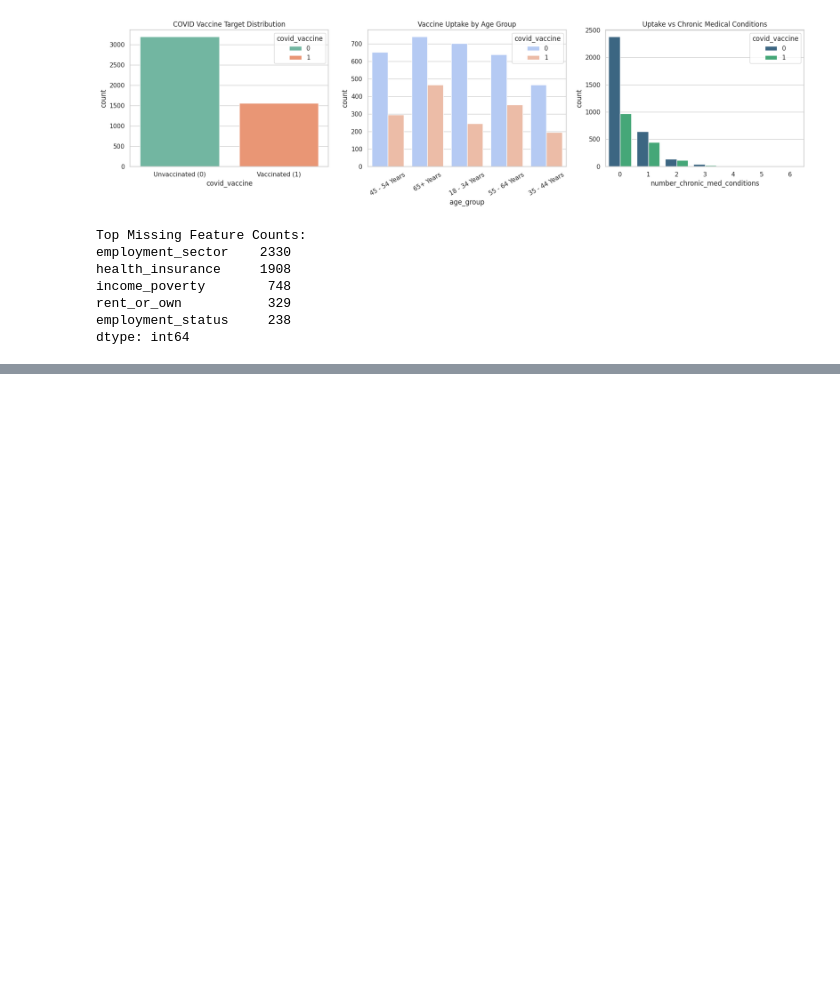
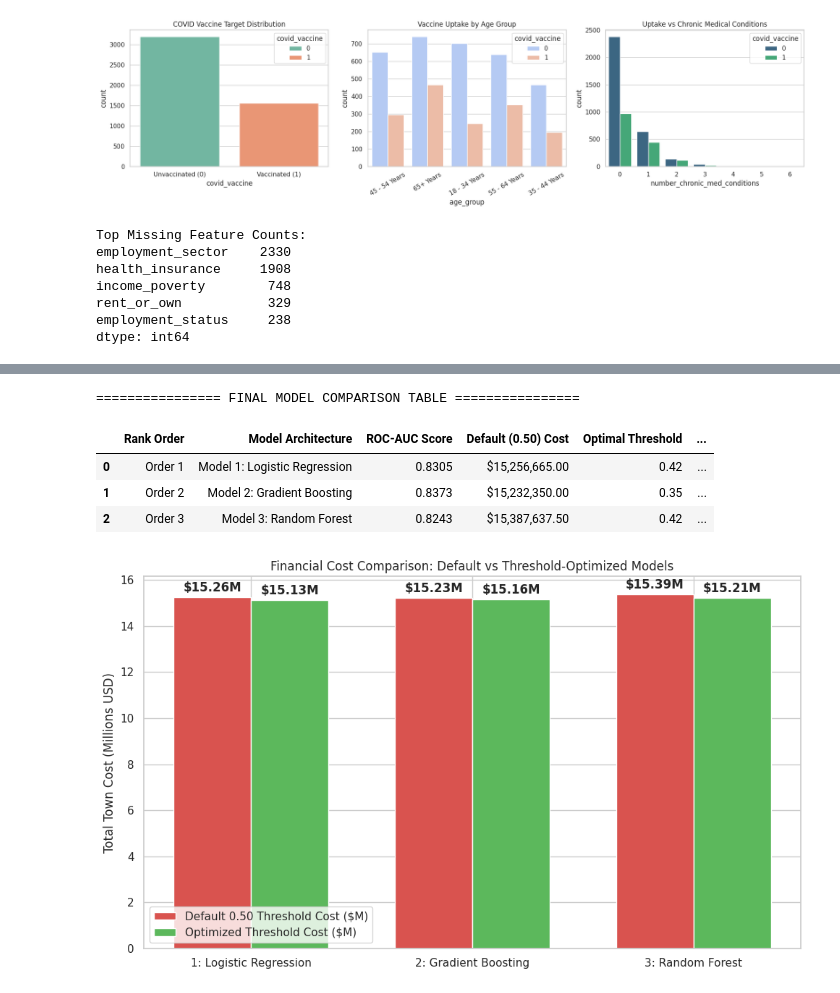
Before and after one commit to UH-HACKATHON-TEAMN/Hackathon-Town-C, a Jupyter notebook: Untitled4.ipynb, the cells around one changed output, grey strips where cells are left out. Cells and saved outputs as stored; diff of their text form; code cells hidden in the pictures; blank space fills up the shorter version.

```diff
--- a/Untitled4.ipynb
+++ b/Untitled4.ipynb
@@ -203,0 +227,57 @@ Training Model 3: Logistic Regression with 5-Fold Cross Validation...
+# %%
+# ==============================================================================
+# STEP 6: COMPARATIVE PERFORMANCE ANALYSIS
+# ==============================================================================
+# Prepare comparison dataframe
+comp_rows = []
+for rank, item in enumerate(model_results, 1):
+    comp_rows.append({
+        'Rank Order': f"Order {rank}",
+        'Model Architecture': item['Model Name'],
+        'ROC-AUC Score': f"{item['ROC-AUC']:.4f}",
+        'Default (0.50) Cost': f"${item['Default (0.50) Cost']:,.2f}",
+        'Optimal Threshold': f"{item['Optimal Threshold']:.2f}",
+        'Minimised Financial Cost': f"${item['Minimised Cost']:,.2f}",
+        'Total Savings Achieved': f"${item['Cost Reduction']:,.2f}"
+    })
+
+comparison_table = pd.DataFrame(comp_rows)
+print("\n================ FINAL MODEL COMPARISON TABLE ================")
+display(comparison_table)
+
+# Visual Comparison Chart
+models_list = [item['Model Name'].replace('Model ', '') for item in model_results]
+def_costs = [item['Default (0.50) Cost'] / 1e6 for item in model_results]
+opt_costs = [item['Minimised Cost'] / 1e6 for item in model_results]
+
+x = np.arange(len(models_list))
+width = 0.35
+
+fig, ax = plt.subplots(figsize=(10, 6))
+rects1 = ax.bar(x - width/2, def_costs, width, label='Default 0.50 Threshold Cost ($M)', color='#d9534f')
+rects2 = ax.bar(x + width/2, opt_costs, width, label='Optimized Threshold Cost ($M)', color='#5cb85c')
+
+ax.set_ylabel('Total Town Cost (Millions USD)')
+ax.set_title('Financial Cost Comparison: Default vs Threshold-Optimized Models')
+ax.set_xticks(x)
+ax.set_xticklabels(models_list)
+ax.legend()
+
+# Add value labels
+for rect in rects1 + rects2:
+    height = rect.get_height()
+    ax.annotate(f'${height:.2f}M',
+                xy=(rect.get_x() + rect.get_width() / 2, height),
+                xytext=(0, 3),
+                textcoords="offset points",
+                ha='center', va='bottom', fontweight='bold')
+
+plt.tight_layout()
+plt.show()
+# %% [output]
+================ FINAL MODEL COMPARISON TABLE ================
+|  | Rank Order | Model Architecture | ROC-AUC Score | Default (0.50) Cost | Optimal Threshold | ... |
+| 0 | Order 1 | Model 1: Logistic Regression | 0.8305 | $15,256,665.00 | 0.42 | ... |
+| 1 | Order 2 | Model 2: Gradient Boosting | 0.8373 | $15,232,350.00 | 0.35 | ... |
+| 2 | Order 3 | Model 3: Random Forest | 0.8243 | $15,387,637.50 | 0.42 | ... |
+[figure, added]
```
Also changed, not shown: parts of 3 cells of this notebook.
